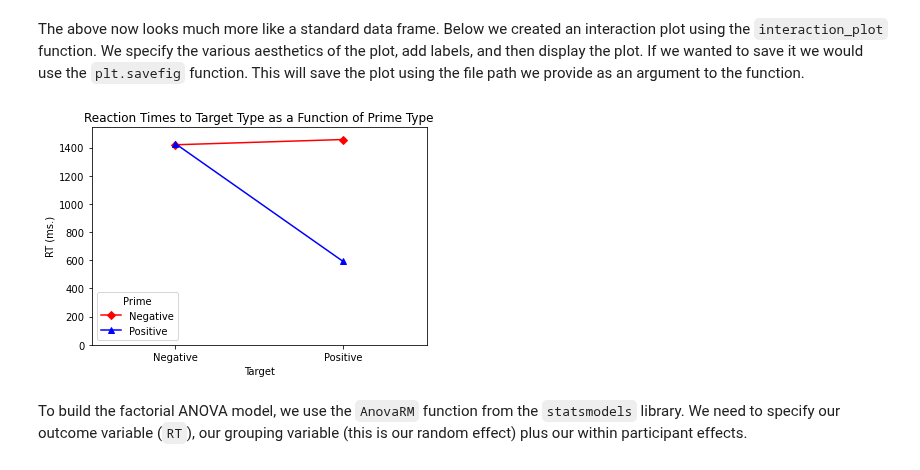
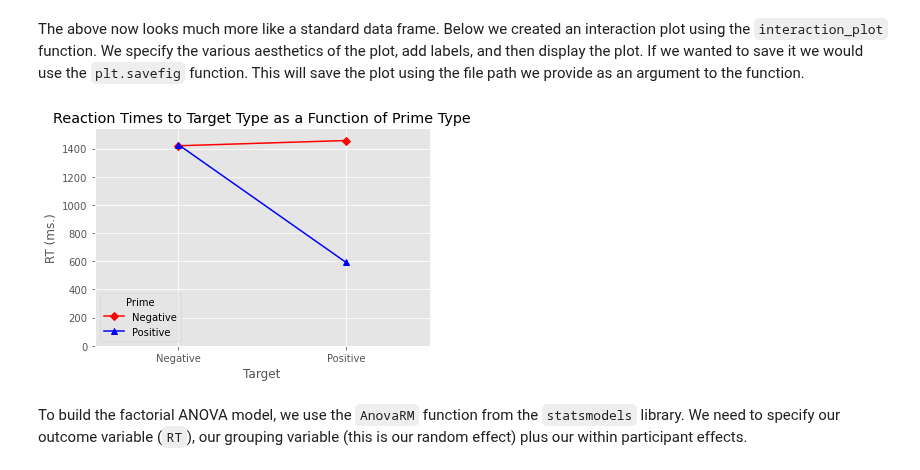
Before and after one commit to ajstewartlang/02_intro_to_python_programming, a Jupyter notebook: _build/jupyter_execute/pandas.ipynb, the cells around one changed output. Cells and saved outputs as stored; diff of their text form; code cells hidden in the pictures.

```diff
--- a/_build/jupyter_execute/pandas.ipynb
+++ b/_build/jupyter_execute/pandas.ipynb
@@ -55,9 +86,11 @@ In the code below we used the `plot` function from `pyplot` (which we have impor
 
 After this, we then add an x-axis label, a y-axis label, and a title. We also set the margins to make the plot like nice.
 # %%
+plt.style.use('ggplot')
 plt.plot(anova_data['Condition'], anova_data['RT'], 'bo')
 plt.xlabel('Condition')
 plt.ylabel('RT (ms.)')
 plt.title('Reaction Time by Condition')
 plt.margins(.5, .5)
+plt.show()
 # %% [output]
@@ -229,8 +266,8 @@ factorial_anova_data
 | 95 | 24 | Negative | Negative | 1390 |
 96 rows × 4 columns
 # %%
-grouped = factorial_anova_data.groupby(['Prime', 'Target'])
-group_means = grouped.mean()['RT']
+grouped_data = factorial_anova_data.groupby(['Prime', 'Target'])
+group_means = grouped_data.mean()['RT']
 group_means
 # %% [output]
 Prime     Target
@@ -251,7 +288,7 @@ from statsmodels.graphics.factorplots import interaction_plot
 # %% [markdown]
 We need to create a `pandas` data frame that contains the means for each of our four conditions, and thus captures the 2 x 2 nature of our design. We can use `pd.DataFrame` to turn our object of means by condition into a data frame that we can then use in our interaction plot.
 # %%
-group_means = grouped.mean()
+group_means = grouped_data.mean()
 pd.DataFrame(group_means)
 # %% [output]
 |  |  | Subject | RT |
@@ -263,8 +300,8 @@ pd.DataFrame(group_means)
 # %% [markdown]
 We need to reset the grouping in the data frame above so that we can use it in our plot. We do that using the `reset_index()` method.
 # %%
-to_plot = pd.DataFrame(group_means).reset_index()
-to_plot
+data_to_plot = pd.DataFrame(group_means).reset_index()
+data_to_plot
 # %% [output]
 |  | Prime | Target | Subject | RT |
 | 0 | Negative | Negative | 12.5 | 1420.166667 |
@@ -274,16 +311,16 @@ to_plot
 # %% [markdown]
 The above now looks much more like a standard data frame. Below we created an interaction plot using the `interaction_plot` function. We specify the various aesthetics of the plot, add labels, and then display the plot. If we wanted to save it we would use the `plt.savefig` function. This will save the plot using the file path we provide as an argument to the function.
 # %%
-my_interaction_plot = interaction_plot(x=to_plot['Target'], trace=to_plot['Prime'],
-                                       response=to_plot['RT'], colors=['red', 'blue'],
+my_interaction_plot = interaction_plot(x=data_to_plot['Target'], trace=data_to_plot['Prime'],
+                                       response=data_to_plot['RT'], colors=['red', 'blue'],
                                        markers=['D', '^'])
 plt.xlabel('Target')
 plt.ylabel('RT (ms.)')
 plt.title('Reaction Times to Target Type as a Function of Prime Type')
 plt.ylim(0)
 plt.margins(.5, 1)
 # %% [output]
-[figure, old version]
+[figure, new version]
 # %% [markdown]
 To build the factorial ANOVA model, we use the `AnovaRM` function from the `statsmodels` library. We need to specify our outcome variable (`RT`), our grouping variable (this is our random effect) plus our within participant effects.
 # %%
```
Also changed, not shown: parts of 69 cells of this notebook, 23 other files.
